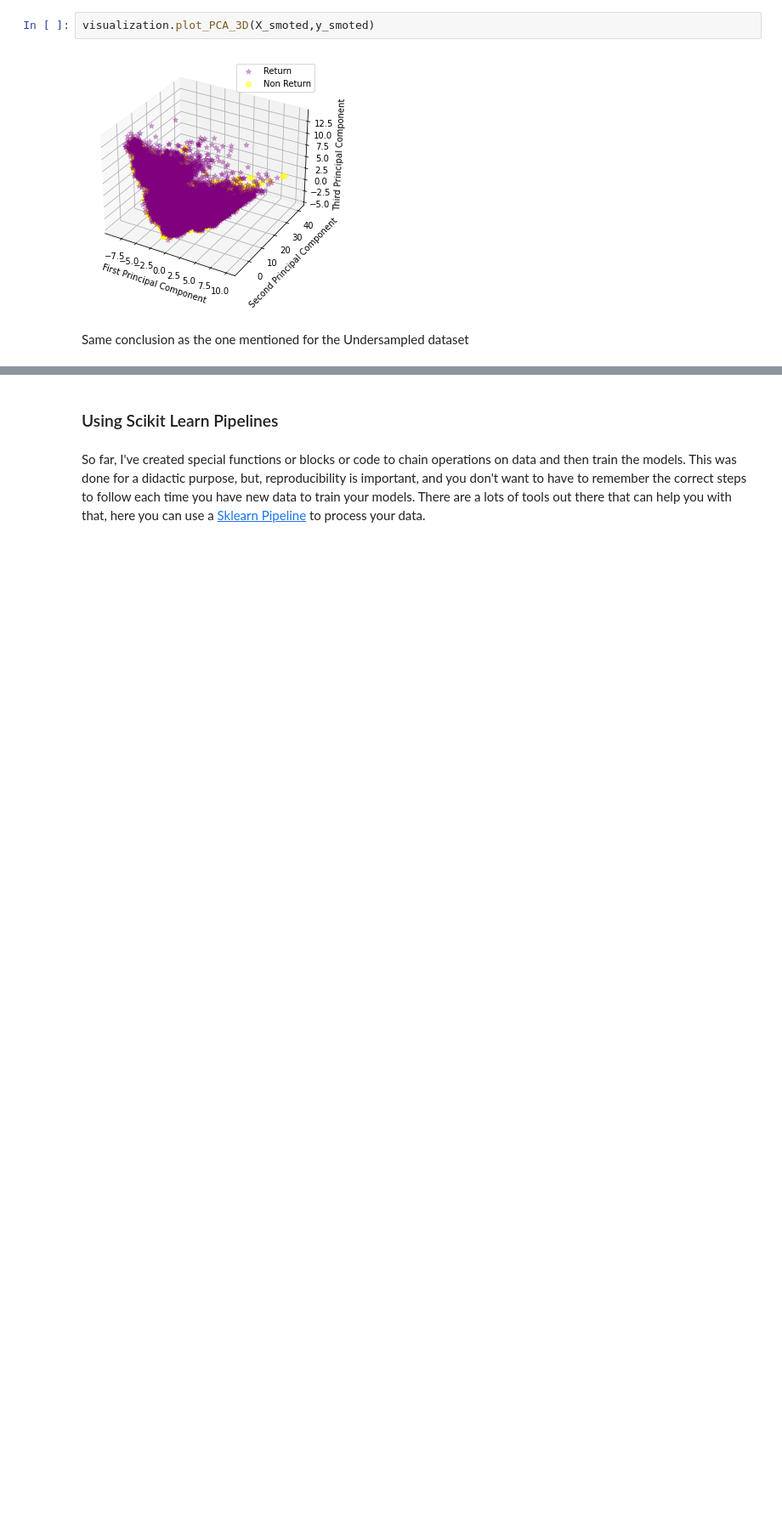
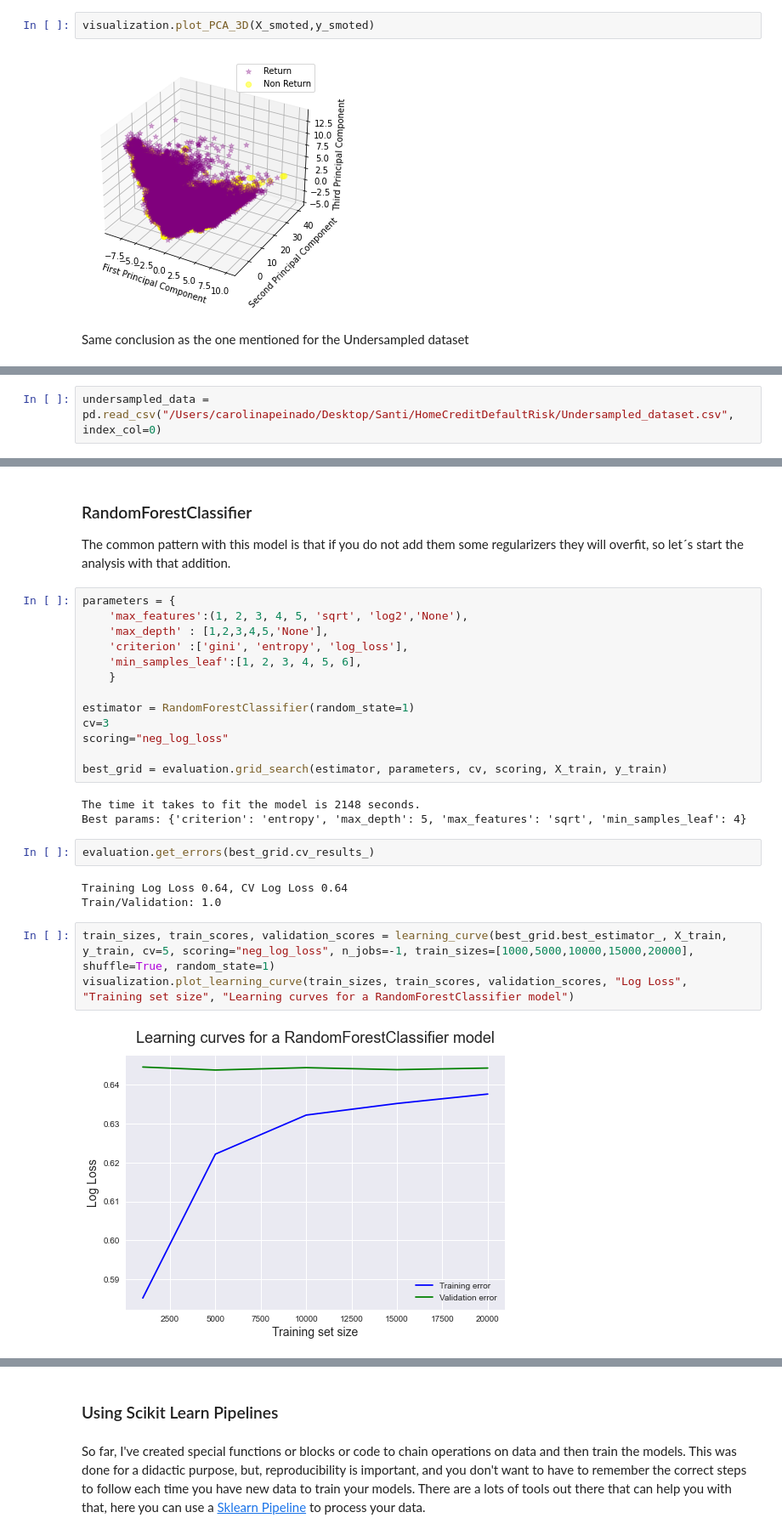
Before and after one commit to santiagoromero20/HomeCreditDefaultRisk, a Jupyter notebook: CreditFraudAnalysis.ipynb, the cells around one changed output, grey strips where cells are left out. Shown at 85% size. Cells and saved outputs as stored; diff of their text form; blank space fills up the shorter version.

```diff
--- a/CreditFraudAnalysis.ipynb
+++ b/CreditFraudAnalysis.ipynb
@@ -730,0 +591,2 @@ The improvements are very little, also, GPU is needed to really take advantage o
+# %%
+undersampled_data = pd.read_csv("/Users/carolinapeinado/Desktop/Santi/HomeCreditDefaultRisk/Undersampled_dataset.csv", index_col=0)
@@ -730,0 +651,30 @@ The improvements are very little, also, GPU is needed to really take advantage o
+# %% [markdown]
+### RandomForestClassifier
+
+The common pattern with this model is that if you do not add them some regularizers they will overfit, so let´s start the analysis with that addition.
+# %%
+parameters = {
+    'max_features':(1, 2, 3, 4, 5, 'sqrt', 'log2','None'),
+    'max_depth' : [1,2,3,4,5,'None'],
+    'criterion' :['gini', 'entropy', 'log_loss'],
+    'min_samples_leaf':[1, 2, 3, 4, 5, 6],
+    }
+
+estimator = RandomForestClassifier(random_state=1)
+cv=3
+scoring="neg_log_loss"
+
+best_grid = evaluation.grid_search(estimator, parameters, cv, scoring, X_train, y_train)
+# %% [output]
+The time it takes to fit the model is 2148 seconds.
+Best params: {'criterion': 'entropy', 'max_depth': 5, 'max_features': 'sqrt', 'min_samples_leaf': 4}
+# %%
+evaluation.get_errors(best_grid.cv_results_)
+# %% [output]
+Training Log Loss 0.64, CV Log Loss 0.64
+Train/Validation: 1.0
+# %%
+train_sizes, train_scores, validation_scores = learning_curve(best_grid.best_estimator_, X_train, y_train, cv=5, scoring="neg_log_loss", n_jobs=-1, train_sizes=[1000,5000,10000,15000,20000], shuffle=True, random_state=1)
+visualization.plot_learning_curve(train_sizes, train_scores, validation_scores, "Log Loss", "Training set size", "Learning curves for a RandomForestClassifier model")
+# %% [output]
+[figure, added]
```
Also changed, not shown: parts of 59 cells of this notebook.
